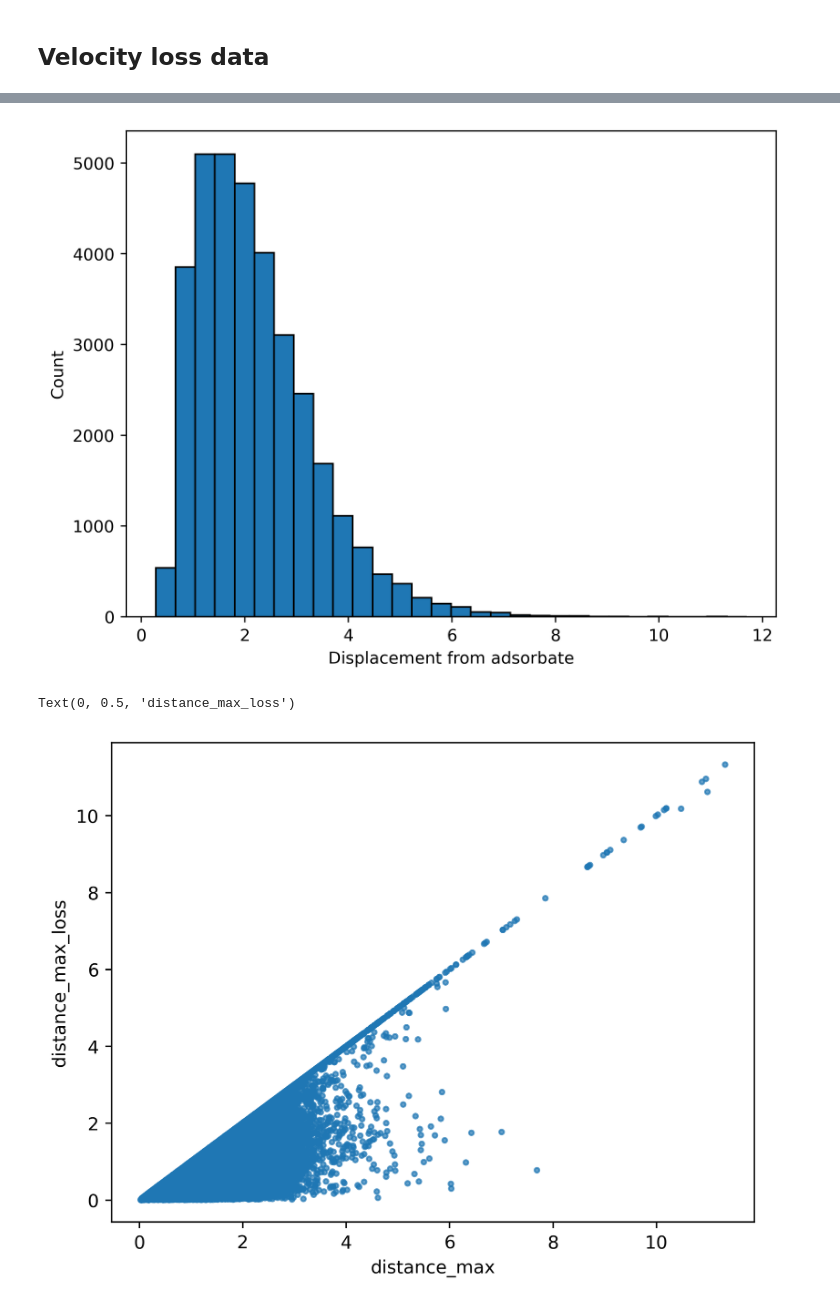
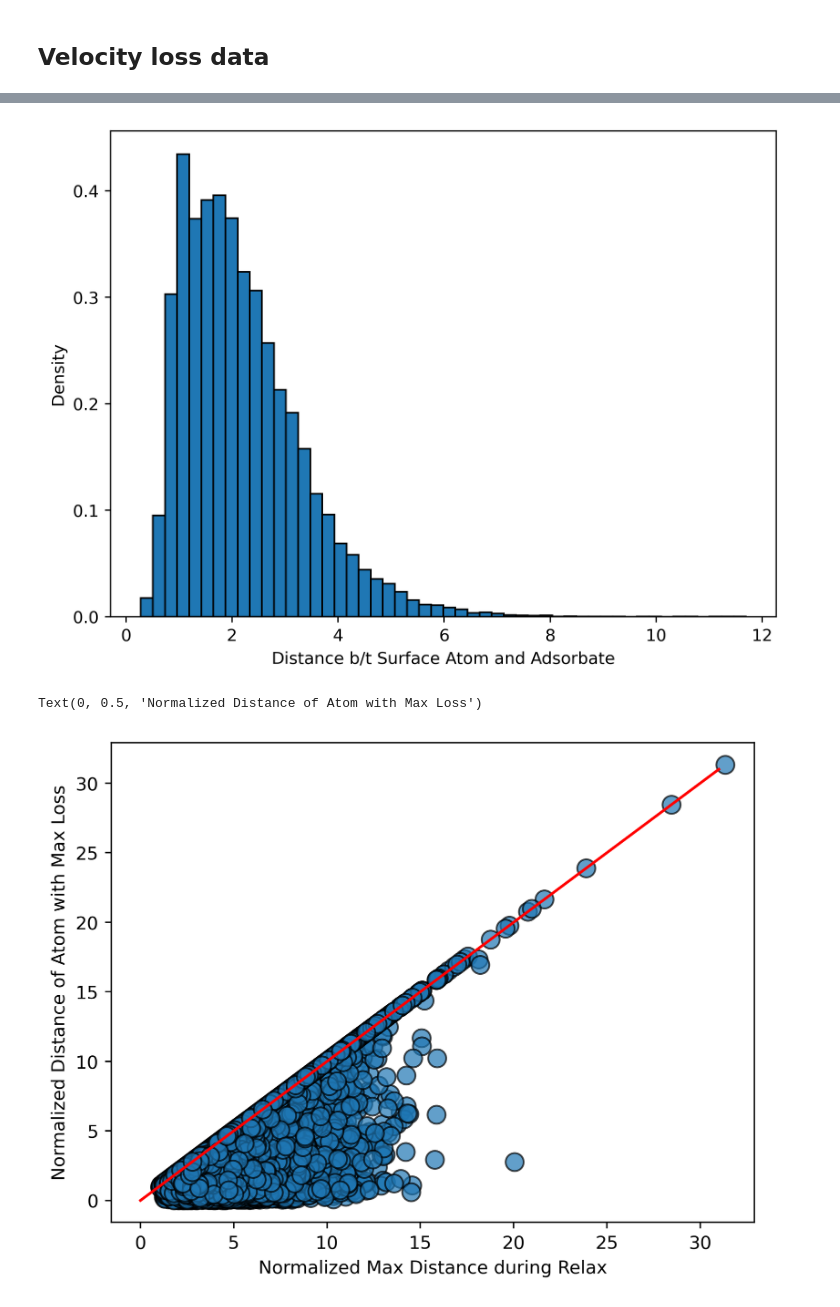
Before and after one commit to DeanMSweeney/gace, a Jupyter notebook: analysis/loss_v_atom.ipynb, the cells around one changed output, grey strips where cells are left out. Drawn from its saved outputs; the diff is of its cells as text; code cells hidden in the pictures.

```diff
--- a/analysis/loss_v_atom.ipynb
+++ b/analysis/loss_v_atom.ipynb
@@ -37,30 +39,36 @@ plt.show()
 loss_displacement = np.load("loss-displacement_from_ads.npy")
 
 plt.figure(dpi=400)
-plt.hist(loss_displacement, bins=30, edgecolor='black')
-plt.xlabel('Displacement from adsorbate')
-plt.ylabel('Count')
+plt.hist(loss_displacement, density=True,  bins=50, edgecolor='black')
+plt.xlabel('Distance b/t Surface Atom and Adsorbate')
+plt.ylabel('Density')
 plt.tight_layout()
 plt.show()
 # %% [output]
-[figure, old version]
+[figure, new version]
 # %%
 distance_max = np.load("distance-max.npy")
+distance_max = distance_max[::2] # remove duplicate elements
 distance_max_loss = np.load("distance-max_loss.npy")
+distance_max_loss = distance_max_loss[::2] # remove duplicate elements
+distance_avg = np.load("avg_distance.npy")
 
-pairs = np.stack([distance_max, distance_max_loss], axis=1)
-
-unique_pairs, counts = np.unique(pairs, axis=0, return_counts=True)
+# Normalize by average movement of all atoms
+norm_distance_max = distance_max / distance_avg
+norm_distance_max_loss = distance_max_loss / distance_avg
 
 plt.figure(dpi=400)
+x = np.arange(0, 32)
+plt.plot(x, x, color="red")
 plt.scatter(
-    unique_pairs[:, 0],
-    unique_pairs[:, 1],
-    s=5 + counts,      # or e.g. 5 + 3*counts to exaggerate
+    norm_distance_max,
+    norm_distance_max_loss,
+    s=100,      # or e.g. 5 + 3*counts to exaggerate
     alpha=0.7,
+    edgecolors="black"
 )
-plt.xlabel("distance_max")
-plt.ylabel("distance_max_loss")
+plt.xlabel("Normalized Max Distance during Relax")
+plt.ylabel("Normalized Distance of Atom with Max Loss")
 # %% [output]
-Text(0, 0.5, 'distance_max_loss')
+Text(0, 0.5, 'Normalized Distance of Atom with Max Loss')
-[figure, old version]
+[figure, new version]
```
Also changed, not shown: parts of 3 cells of this notebook.
